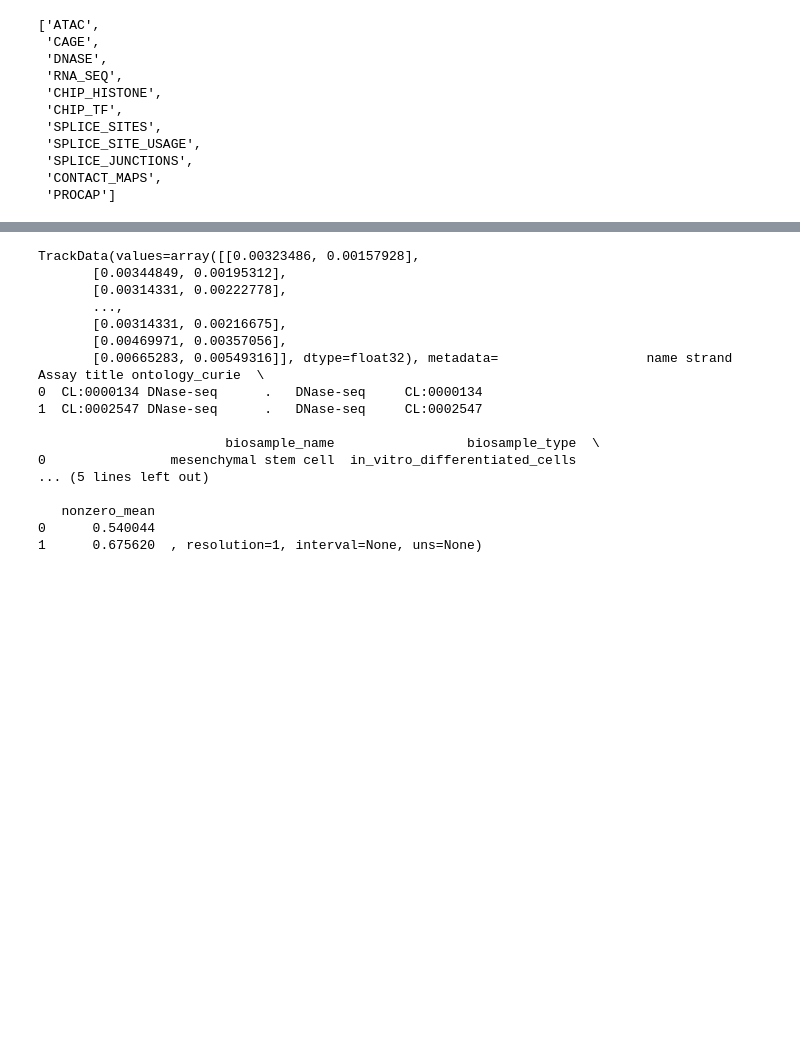
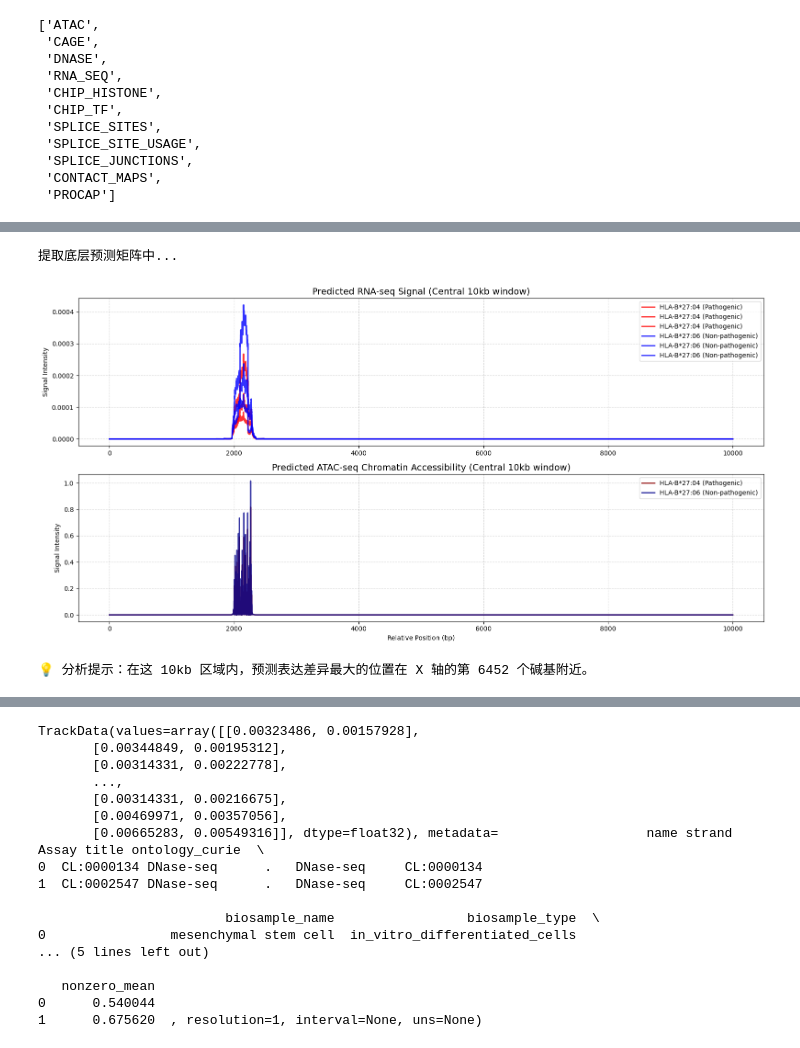
Before and after one commit to thathooo/AlphaGenome-HLA-B27, a Jupyter notebook: HLA_B27_Homologous_sequence_alignment_analysis.ipynb, the cells around one changed output, grey strips where cells are left out. Drawn from its saved outputs; the diff is of its cells as text; code cells hidden in the pictures; blank space fills up the shorter version.

```diff
--- a/HLA_B27_Homologous_sequence_alignment_analysis.ipynb
+++ b/HLA_B27_Homologous_sequence_alignment_analysis.ipynb
@@ -67 +164,56 @@ AlphaGenome 会针对每一种输出类型预测多条“轨道（tracks）”
+# %%
+import matplotlib.pyplot as plt
+import numpy as np
+
+print("提取底层预测矩阵中...")
+
+# 1. 直接提取底层的数值矩阵
+# 我们之前把约 4000bp 的序列塞在了 1MB 背景的第 500,000 个碱基处
+# 为了看清细节，我们截取 498,000 到 508,000 这中心 10kb 的区域
+view_start = 498000
+view_end = 508000
+
+# 提取 27:04 和 27:06 的 RNA-seq 数据
+rna_2704_values = pred_2704.rna_seq.values[view_start:view_end]
+rna_2706_values = pred_2706.rna_seq.values[view_start:view_end]
+
+# 提取 27:04 和 27:06 的 ATAC-seq (染色质可及性) 数据
+atac_2704_values = pred_2704.atac.values[view_start:view_end]
+atac_2706_values = pred_2706.atac.values[view_start:view_end]
+
+# 2. 开始使用基础的 matplotlib 画图
+plt.figure(figsize=(16, 8))
+
+# ---- 第一张图：基因表达调控 (RNA-seq) ----
+plt.subplot(2, 1, 1)
+# 红色画致病型，蓝色画非致病型，alpha=0.7 增加透明度方便看到重叠
+plt.plot(rna_2704_values, color='red', label='HLA-B*27:04 (Pathogenic)', alpha=0.8, linewidth=2)
+plt.plot(rna_2706_values, color='blue', label='HLA-B*27:06 (Non-pathogenic)', alpha=0.8, linewidth=2)
+plt.title('Predicted RNA-seq Signal (Central 10kb window)', fontsize=14)
+plt.ylabel('Signal Intensity')
+plt.legend(loc='upper right')
+plt.grid(True, linestyle='--', alpha=0.5)
+
+# ---- 第二张图：染色质开放程度 (ATAC-seq) ----
+plt.subplot(2, 1, 2)
+plt.plot(atac_2704_values, color='darkred', label='HLA-B*27:04 (Pathogenic)', alpha=0.8, linewidth=2)
+plt.plot(atac_2706_values, color='darkblue', label='HLA-B*27:06 (Non-pathogenic)', alpha=0.8, linewidth=2)
+plt.title('Predicted ATAC-seq Chromatin Accessibility (Central 10kb window)', fontsize=14)
+plt.ylabel('Signal Intensity')
+plt.xlabel('Relative Position (bp)')
+plt.legend(loc='upper right')
+plt.grid(True, linestyle='--', alpha=0.5)
+
+# 自动调整排版并展示
+plt.tight_layout()
+plt.show()
+
+# 3. 让程序帮我们找找“差距最大”的点在哪里
+diff_rna = np.abs(rna_2704_values - rna_2706_values)
+max_diff_idx = np.argmax(diff_rna)
+print(f"💡 分析提示：在这 10kb 区域内，预测表达差异最大的位置在 X 轴的第 {max_diff_idx} 个碱基附近。")
+# %% [output]
+提取底层预测矩阵中...
+[figure, added]
+💡 分析提示：在这 10kb 区域内，预测表达差异最大的位置在 X 轴的第 6452 个碱基附近。
 # %%
```
Also changed, not shown: parts of 11 cells of this notebook.
